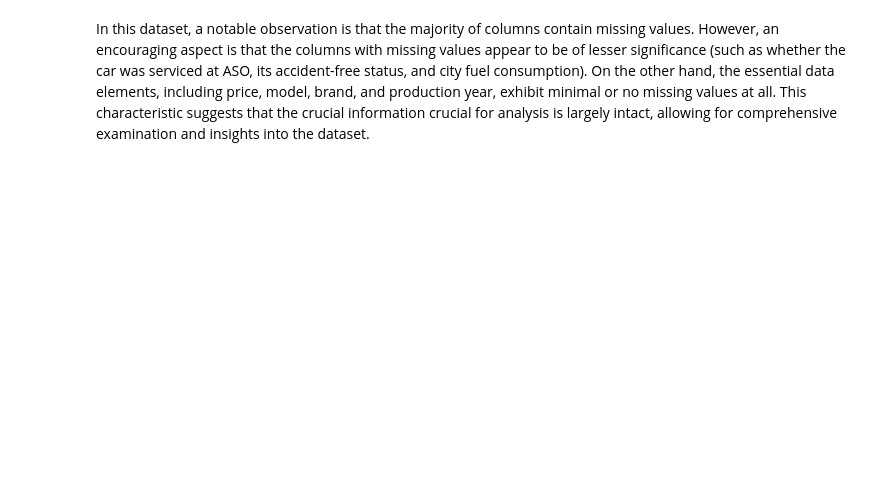
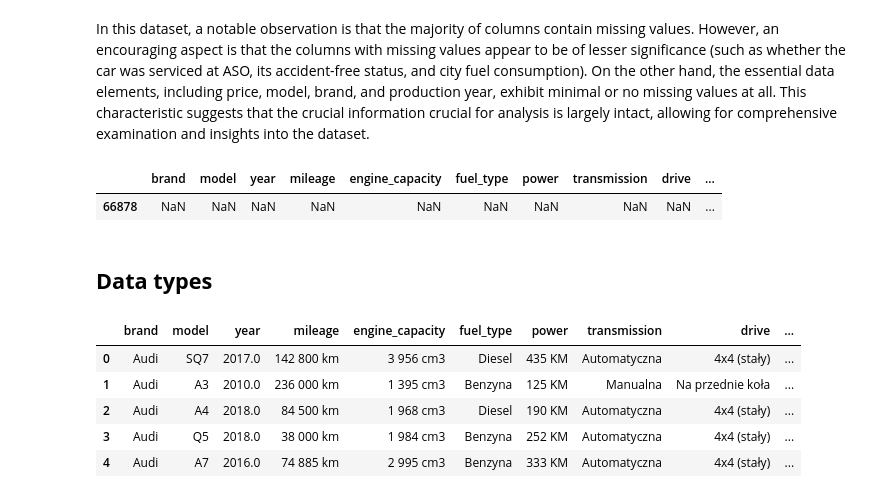
Before and after one commit to pawel-grzeszczyk/Car-Market-Analysis, a Jupyter notebook: data_cleaning.ipynb, the cells around one changed output. Cells and saved outputs as stored; diff of their text form; code cells hidden in the pictures; blank space fills up the shorter version.

Commit message:
Numerical data cleaning

```diff
--- a/data_cleaning.ipynb
+++ b/data_cleaning.ipynb
@@ -97,2 +105,21 @@ na_df.sort_values(by='na_precentage', ascending=False)
 # %% [markdown]
 In this dataset, a notable observation is that the majority of columns contain missing values. However, an encouraging aspect is that the columns with missing values appear to be of lesser significance (such as whether the car was serviced at ASO, its accident-free status, and city fuel consumption). On the other hand, the essential data elements, including price, model, brand, and production year, exhibit minimal or no missing values at all. This characteristic suggests that the crucial information crucial for analysis is largely intact, allowing for comprehensive examination and insights into the dataset.
+# %%
+# There is one row with majority of values missing, so I filtered it out. It may be caused by some error during scraping
+data[data['brand'].isna()]
+# %% [output]
+|  | brand | model | year | mileage | engine_capacity | fuel_type | power | transmission | drive | ... |
+| 66878 | NaN | NaN | NaN | NaN | NaN | NaN | NaN | NaN | NaN | ... |
+# %%
+data = data[data['brand'].notna()]
+# %% [markdown]
+## **Data types**
+# %%
+data.head()
+# %% [output]
+|  | brand | model | year | mileage | engine_capacity | fuel_type | power | transmission | drive | ... |
+| 0 | Audi | SQ7 | 2017.0 | 142 800 km | 3 956 cm3 | Diesel | 435 KM | Automatyczna | 4x4 (stały) | ... |
+| 1 | Audi | A3 | 2010.0 | 236 000 km | 1 395 cm3 | Benzyna | 125 KM | Manualna | Na przednie koła | ... |
+| 2 | Audi | A4 | 2018.0 | 84 500 km | 1 968 cm3 | Diesel | 190 KM | Automatyczna | 4x4 (stały) | ... |
+| 3 | Audi | Q5 | 2018.0 | 38 000 km | 1 984 cm3 | Benzyna | 252 KM | Automatyczna | 4x4 (stały) | ... |
+| 4 | Audi | A7 | 2016.0 | 74 885 km | 2 995 cm3 | Benzyna | 333 KM | Automatyczna | 4x4 (stały) | ... |
```
Also changed, not shown: parts of 27 cells of this notebook, 1 other file.
